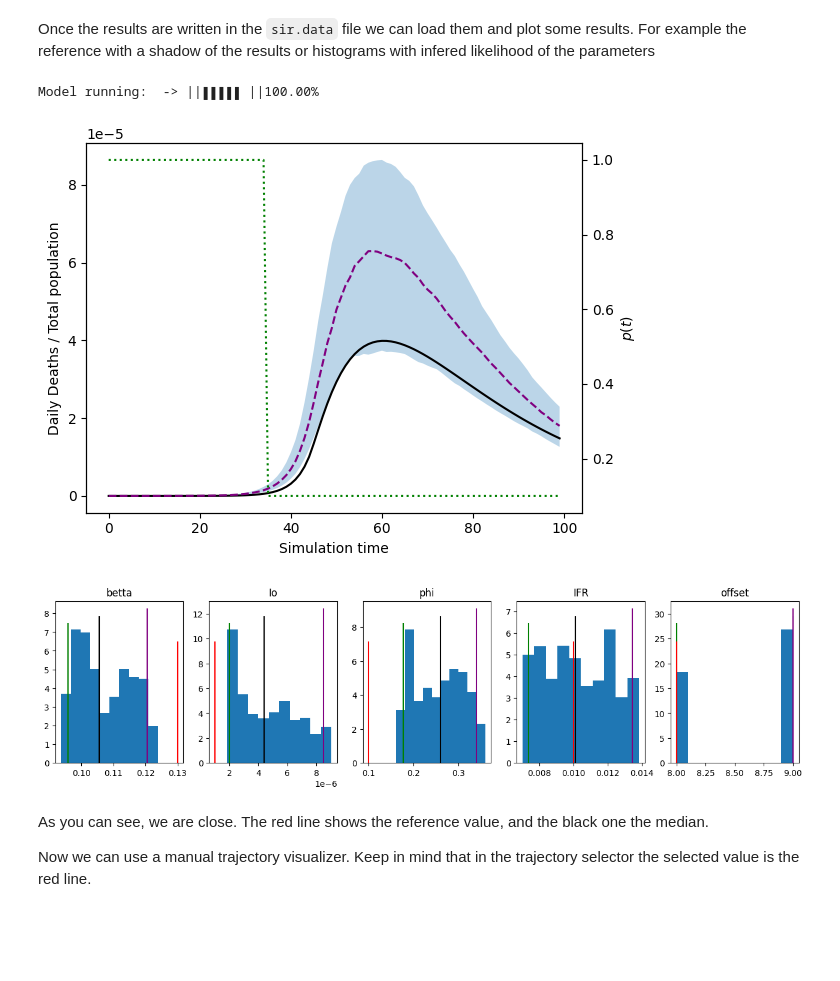
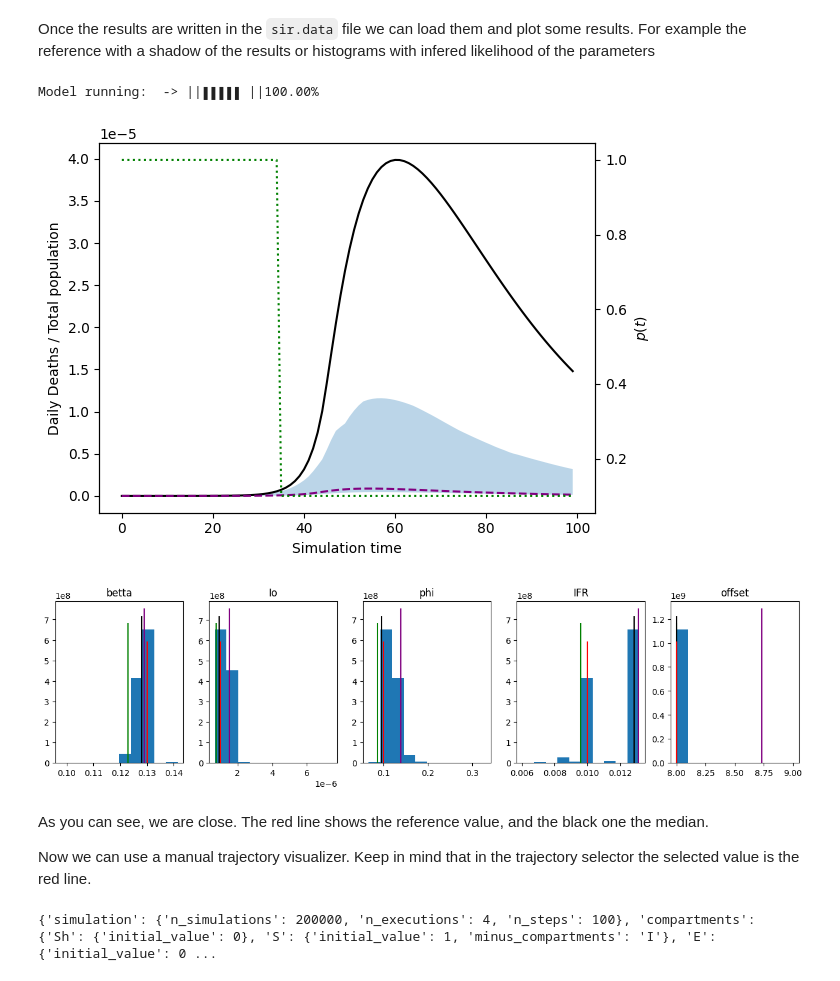
Before and after one commit to QuanticPony/compartmental, a Jupyter notebook: examples/my_model.ipynb, the cells around one changed output. Drawn from its saved outputs; the diff is of its cells as text; code cells hidden in the pictures; blank space fills up the shorter version.

Commit message:
Fix auto adjustment

```diff
--- a/examples/my_model.ipynb
+++ b/examples/my_model.ipynb
@@ -69,23 +69,34 @@ model = {
     "params": {
         "betta": {
             "min": 0.01,
-            "max": 0.3
+            "max": 0.3,
+            "min_limit": 0.01,
+            "max_limit": 0.3
         },
         "Io": {
             "min": 1e-8,
-            "max": 1e-5
+            "max": 1e-5,
+            "min_limit": 0,
+            "max_limit": 1e-4
         },
         "phi": {
             "min": 0,
-            "max": 0.5
+            "max": 0.5,
+            "min_limit": 0,
+            "max_limit": 1
         },
         "IFR": {
             "min":0.006,
-            "max":0.014
+            "max":0.014,
+            "min_limit": 0.006,
+            "max_limit": 0.014
         },
         "offset": {
+            "type": "int",
             "min":5,
-            "max":10
+            "max":10,
+            "min_limit": 0,
+            "max_limit": 10
         }
     },
     "fixed_params": {
@@ -191,7 +202,10 @@ for i in range(ITERS):
 
     results = compartmental.util.load_parameters(f"my_model{i}.data")
 
-    compartmental.util.auto_adjust_model_params(MyModel, results)
+    weights = numpy.exp(-5*results[0]/numpy.min(results[0]))
+    weights /= numpy.min(weights)
+
+    compartmental.util.auto_adjust_model_params(MyModel, results, weights)
 
     # Needed to see the max and min evolution in the adjustment
     for p, v in MyModel.configuration["params"].items():
@@ -235,8 +249,8 @@ Now we should be close to the optimal configuration. We should make a big simula
 # Update forinal photo with 3M samples
 MyModel.configuration.update({
     "simulation": {
-        "n_simulations": 1000000,
-        "n_executions": 3,
+        "n_simulations":200000,
+        "n_executions": 4,
         "n_steps": 100
     },
     "results": {
@@ -251,7 +265,8 @@ Model running:  -> ||▮▮▮▮▮ ||100.00%
 Once the results are written in the `sir.data` file we can load them and plot some results. For example the reference with a shadow of the results or histograms with infered likelihood of the parameters
 # %%
 results = compartmental.util.load_parameters("my_model.data")
-weights = numpy.exp(-results[0]/numpy.min(results[0]))
+weights = numpy.exp(-5*results[0]/numpy.min(results[0]))
+weights /= numpy.min(weights)
 
 percentiles = compartmental.util.get_percentiles_from_results(MyModel, results, 30, 70, weights, p_active, weights)
 try:
@@ -269,35 +284,35 @@ plt.figure()
 plt.fill_between(numpy.arange(percentiles.shape[2]), percentiles[0,0], percentiles[0,2], alpha=0.3)
 plt.xlabel("Simulation time")
 plt.ylabel("Daily Deaths / Total population")
 plt.plot(reference, 'black')
 plt.plot(numpy.arange(percentiles.shape[2]), percentiles[0,1], '--', color='purple')
 tax = plt.twinx()
 tax.plot(p_active, ':', color='green')
 tax.set_ylabel(r"$p(t)$")
 
 # Histograms with infered likelihood of the parameters
 fig, *axes = plt.subplots(1, len(results)-1)
 fig.set_figheight(3.5)
 fig.set_figwidth(16)
 for i, ax in enumerate(axes[0], 1):
     _5, _50, _95 = compartmental.util.weighted_quantile(results[i], [5, 50, 95], weights)
     for k, index in MyModel.param_to_index.items():
         if index == i-1:
             ax.set_title(k)
     ax.hist(results[i], weights=weights)
 
     ax.vlines(_5, *ax.get_ylim(), 'green')
     ax.vlines(_50, *ax.get_ylim(), 'black')
     ax.vlines(_95, *ax.get_ylim(), 'purple')
 
     ax.vlines(sample_params[i-1], ax.get_ylim()[0], ax.get_ylim()[1]*3/4, 'red')
 
 
 plt.show()
 # %% [output]
 Model running:  -> ||▮▮▮▮▮ ||100.00%
-[figure, old version]
+[figure, new version]
-[figure, old version]
+[figure, new version]
 # %% [markdown]
 As you can see, we are close. The red line shows the reference value, and the black one the median.
 
@@ -314,2 +329,4 @@ Now we can use a manual trajectory visualizer. Keep in mind that in the trajecto
 # %%
 print(MyModel.configuration)
+# %% [output]
+{'simulation': {'n_simulations': 200000, 'n_executions': 4, 'n_steps': 100}, 'compartments': {'Sh': {'initial_value': 0}, 'S': {'initial_value': 1, 'minus_compartments': 'I'}, 'E': {'initial_value': 0 ...
```
Also changed, not shown: parts of 2 cells of this notebook, 2 other files.
